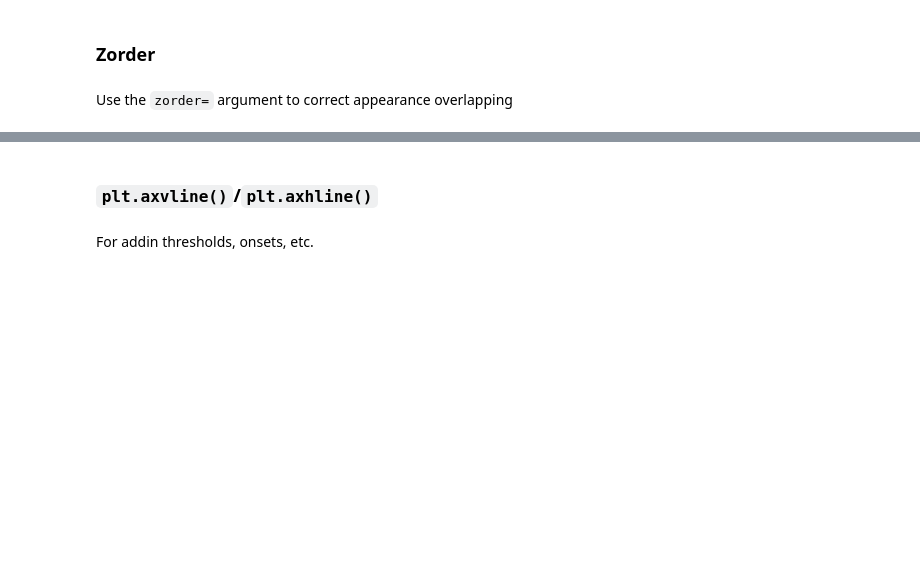
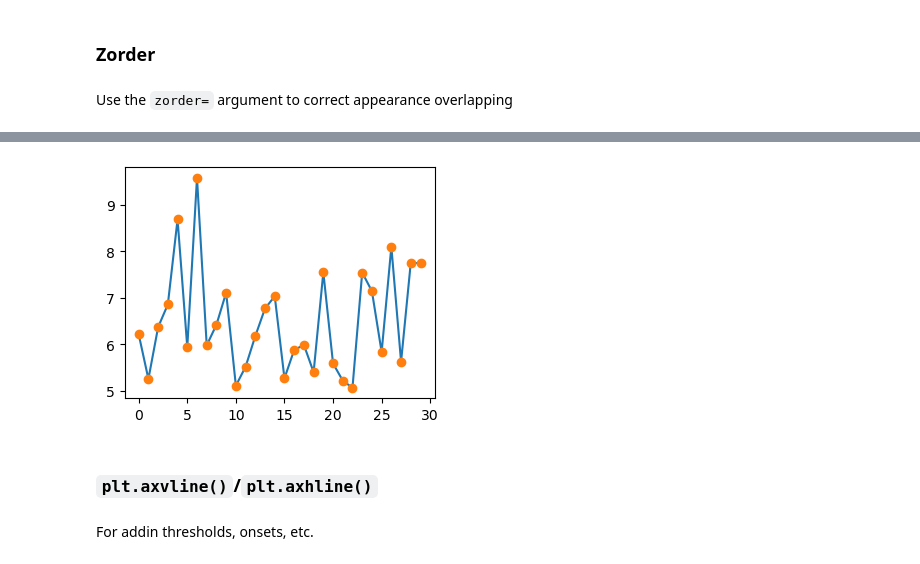
Before and after one commit to vigji/python-cimec-2023, a Jupyter notebook: lectures/Lecture3.4_Data-visualization.ipynb, the cells around one changed output, grey strips where cells are left out. Saved outputs shown, nothing was run; the diff lists cells and outputs as text; code cells hidden in the pictures; blank space fills up the shorter version.

```diff
--- a/lectures/Lecture3.4_Data-visualization.ipynb
+++ b/lectures/Lecture3.4_Data-visualization.ipynb
@@ -326,9 +366,11 @@ plt.show()
 # %%
 plt.figure(figsize=(4, 3))
 plt.plot(data1)
 plt.scatter(np.arange(len(data1)), data1,
-           c="C1", zorder=2)
+           c="C1", zorder=100 )
 plt.show()
+# %% [output]
+[figure, added]
 # %% [markdown]
 ### `plt.axvline()`/`plt.axhline()`
 # %% [markdown]
```
Also changed, not shown: parts of 46 cells of this notebook.
